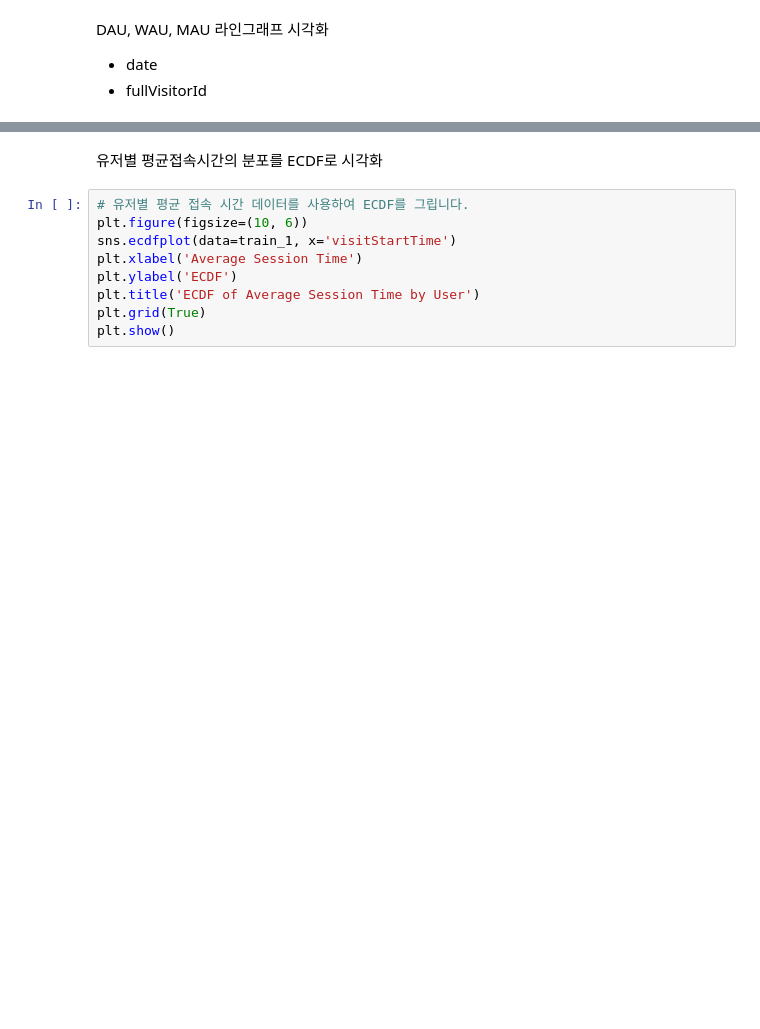
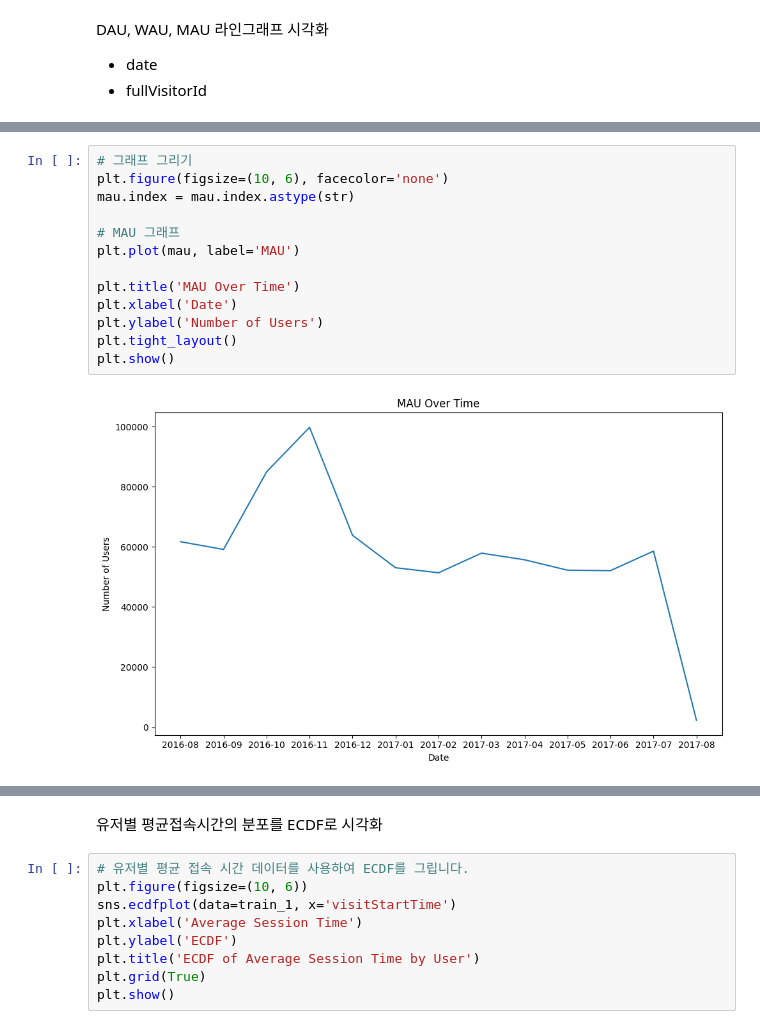
Before and after one commit to DIB-PP/-, a Jupyter notebook: data_Check.ipynb, the cells around one changed output, grey strips where cells are left out. Saved outputs shown, nothing was run; the diff lists cells and outputs as text; blank space fills up the shorter version.

```diff
--- a/data_Check.ipynb
+++ b/data_Check.ipynb
@@ -563,0 +448,15 @@ plt.show()
+# %%
+# 그래프 그리기
+plt.figure(figsize=(10, 6), facecolor='none')
+mau.index = mau.index.astype(str)
+
+# MAU 그래프
+plt.plot(mau, label='MAU')
+
+plt.title('MAU Over Time')
+plt.xlabel('Date')
+plt.ylabel('Number of Users')
+plt.tight_layout()
+plt.show()
+# %% [output]
+[figure, added]
```
Also changed, not shown: parts of 23 cells of this notebook.
